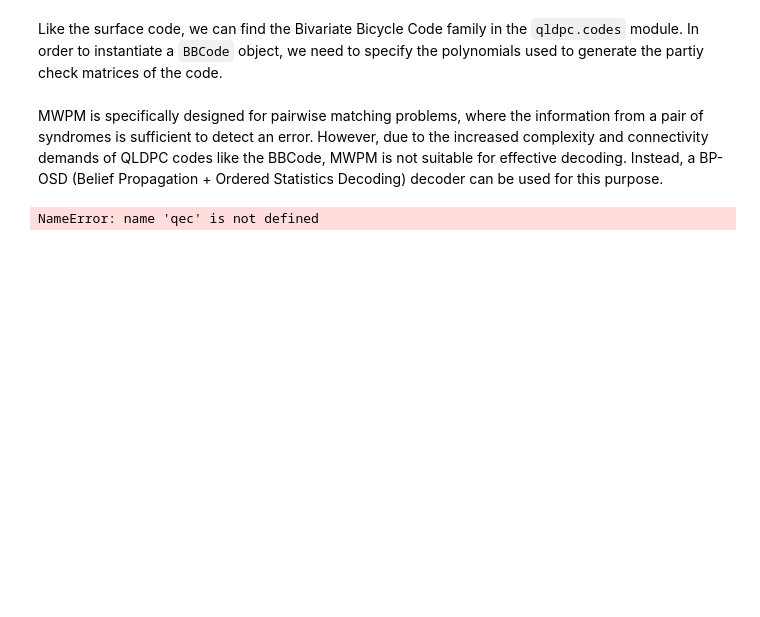
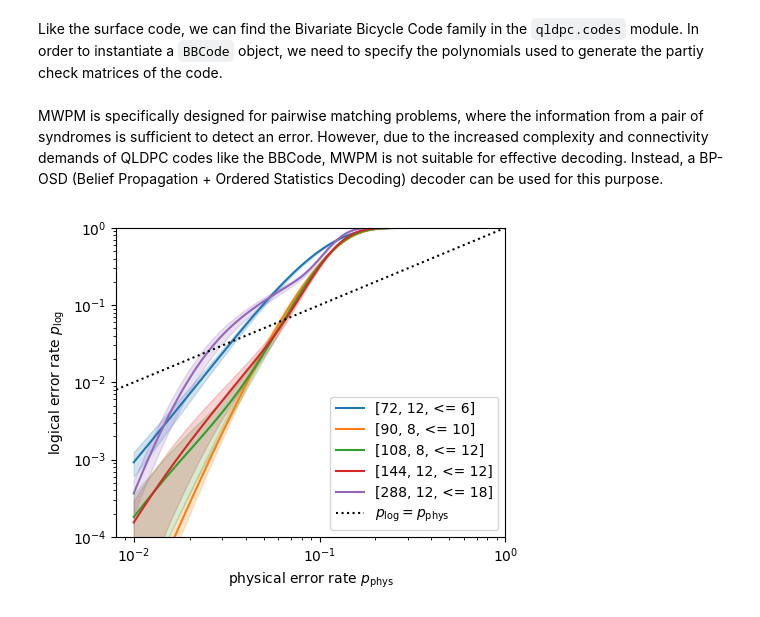
Before and after one commit to Infleqtion/qLDPC, a Jupyter notebook: examples/cudaq_integration.ipynb, the cells around one changed output. Cells and saved outputs as stored; diff of their text form; code cells hidden in the pictures; blank space fills up the shorter version.

```diff
--- a/examples/cudaq_integration.ipynb
+++ b/examples/cudaq_integration.ipynb
@@ -125,17 +125,17 @@ bb_codes = [
 # %% [markdown]
 MWPM is specifically designed for pairwise matching problems, where the information from a pair of syndromes is sufficient to detect an error.  However, due to the increased complexity and connectivity demands of QLDPC codes like the BBCode, MWPM is not suitable for effective decoding.  Instead, a BP-OSD (Belief Propagation + Ordered Statistics Decoding) decoder can be used for this purpose.
 # %%
-@qec.decoder("my_decoder")
-class CudaQDecoder:
-    def __init__(self, H):
-        qec.Decoder.__init__(self, parity_check_matrix)
-        self.bposd = qldpc.decoders.get_decoder_BP_OSD(parity_check_matrix)
+# @qec.decoder("my_decoder")
+# class CudaQDecoder:
+#     def __init__(self, H):
+#         qec.Decoder.__init__(self, parity_check_matrix)
+#         self.bposd = qldpc.decoders.get_decoder_BP_OSD(parity_check_matrix)
 
-    def decode(self, syndrome):
-        return self.bposd.decode(syndrome)
+#     def decode(self, syndrome):
+#         return self.bposd.decode(syndrome)
-# %% [output]
-NameError: name 'qec' is not defined
 # %%
 # make a plot in which we also estimate the distance of each BBCode with 100 trials of a randomized algorithm
-make_error_rate_figure(bb_codes, estimate_distance=100, decoder_constructor=CudaQDecoder)
+make_error_rate_figure(bb_codes, distance_estimation_trials=100) #, decoder_constructor=CudaQDecoder)
 plt.show()
+# %% [output]
+[figure, added]
```
Also changed, not shown: parts of 2 cells of this notebook.
